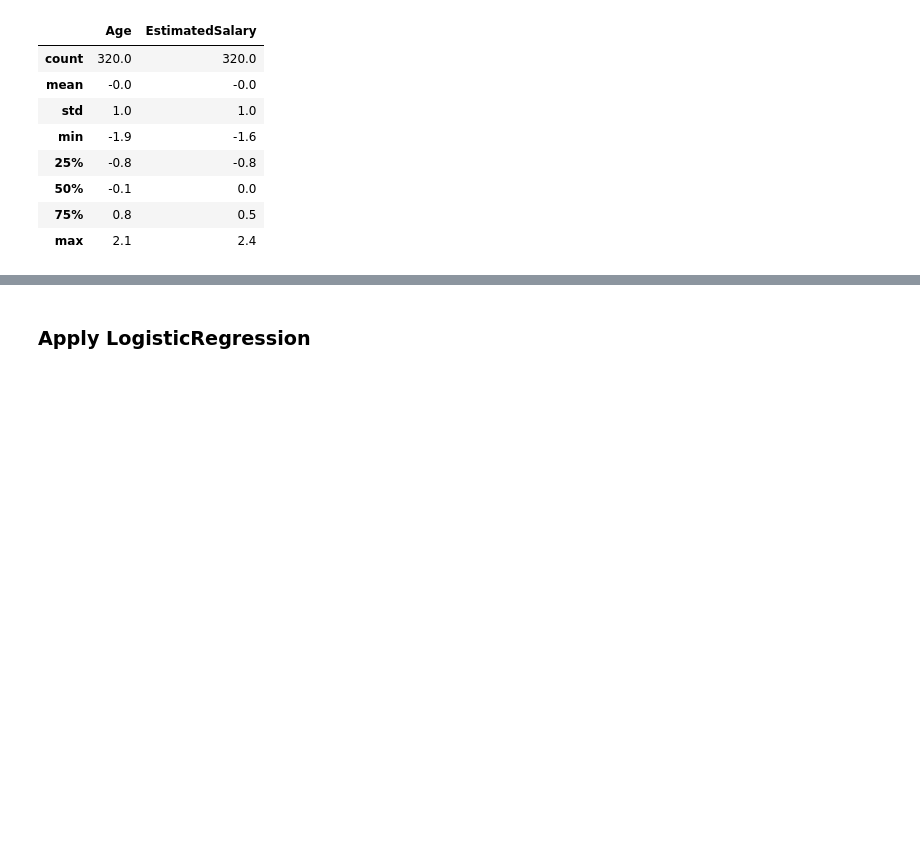
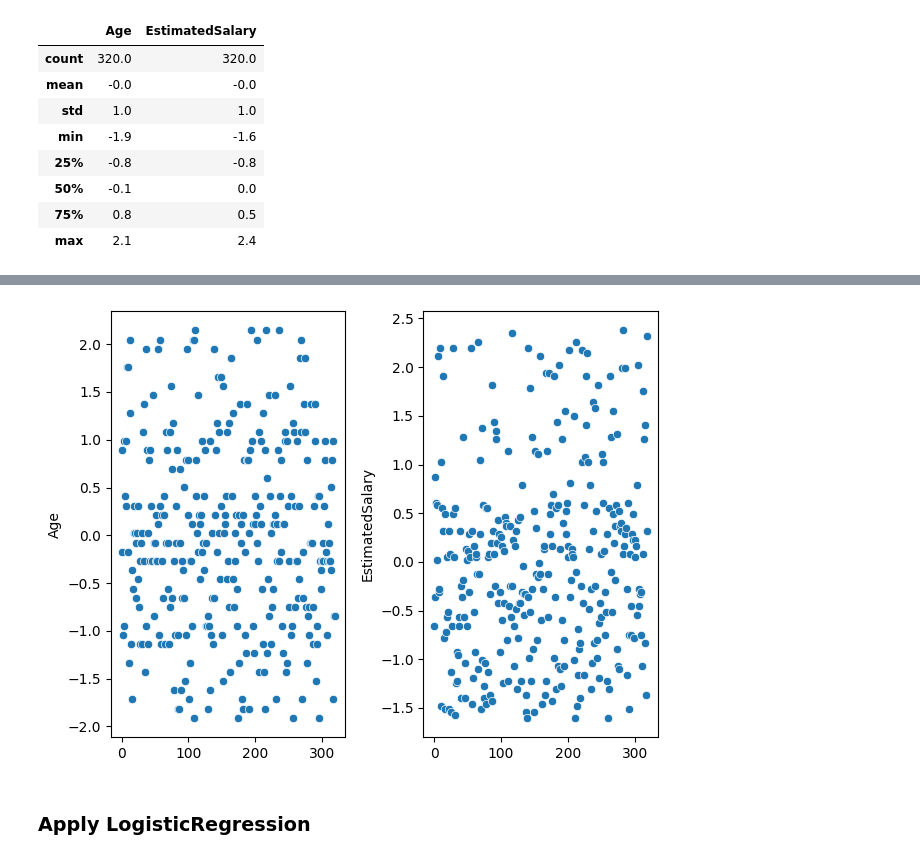
Before and after one commit to smitesht/machine_learning, a Jupyter notebook: standardization/standardization.ipynb, the cells around one changed output, grey strips where cells are left out. Drawn from its saved outputs; the diff is of its cells as text; code cells hidden in the pictures; blank space fills up the shorter version.

```diff
--- a/standardization/standardization.ipynb
+++ b/standardization/standardization.ipynb
@@ -109,3 +131,14 @@ np.round(X_train_scaled.describe(),1)
+# %%
+fig, axes = plt.subplots(1,2)
+
+sns.scatterplot(data=X_train_scaled['Age'],ax=axes[0])
+sns.scatterplot(data=X_train_scaled['EstimatedSalary'],ax=axes[1])
+
+fig.tight_layout()
+
+plt.show()
+# %% [output]
+[figure, added]
 # %% [markdown]
 ### Apply LogisticRegression
 # %%
```
Also changed, not shown: parts of 4 cells of this notebook, 6 other files.
